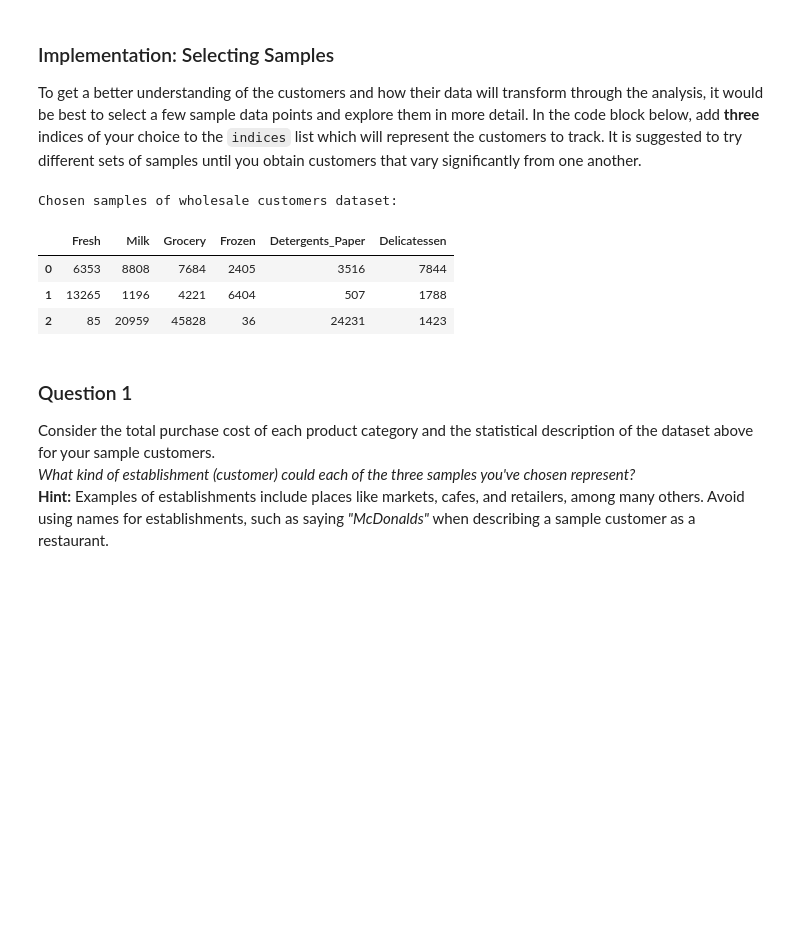
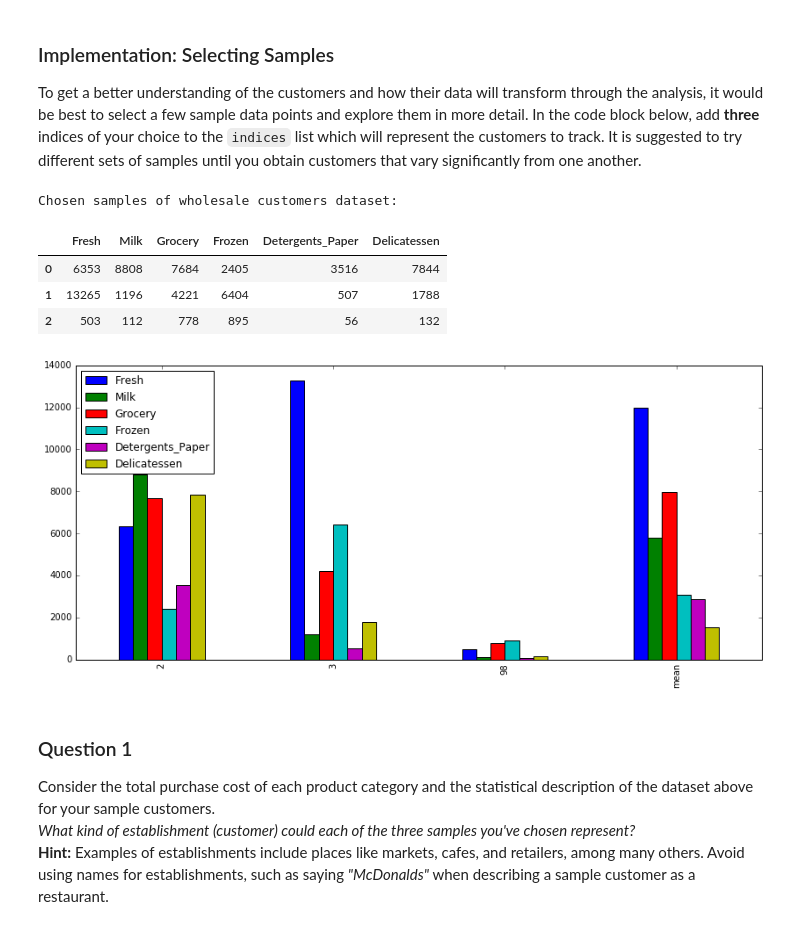
Before and after one commit to OverratedGman/Machine-Learning-Nanodegree-Project-3, a Jupyter notebook: customer_segments.ipynb, the cells around one changed output. Drawn from its saved outputs; the diff is of its cells as text; code cells hidden in the pictures; blank space fills up the shorter version.

```diff
--- a/customer_segments.ipynb
+++ b/customer_segments.ipynb
@@ -58,18 +58,23 @@ display(data.describe())
 To get a better understanding of the customers and how their data will transform through the analysis, it would be best to select a few sample data points and explore them in more detail. In the code block below, add **three** indices of your choice to the `indices` list which will represent the customers to track. It is suggested to try different sets of samples until you obtain customers that vary significantly from one another.
 # %%
 # TODO: Select three indices of your choice you wish to sample from the dataset
-indices = [2,3,65]
+indices = [2,3,98]
 
 # Create a DataFrame of the chosen samples
 samples = pd.DataFrame(data.loc[indices], columns = data.keys()).reset_index(drop = True)
 print "Chosen samples of wholesale customers dataset:"
 display(samples)
+# Import Seaborn, a very powerful library for Data Visualisation
+samples_bar = samples.append(data.describe().loc['mean'])
+samples_bar.index = indices + ['mean']
+_ = samples_bar.plot(kind='bar', figsize=(14,6))
 # %% [output]
 Chosen samples of wholesale customers dataset:
 |  | Fresh | Milk | Grocery | Frozen | Detergents_Paper | Delicatessen |
 | 0 | 6353 | 8808 | 7684 | 2405 | 3516 | 7844 |
 | 1 | 13265 | 1196 | 4221 | 6404 | 507 | 1788 |
-| 2 | 85 | 20959 | 45828 | 36 | 24231 | 1423 |
+| 2 | 503 | 112 | 778 | 895 | 56 | 132 |
+[figure, added]
 # %% [markdown]
 ### Question 1
 Consider the total purchase cost of each product category and the statistical description of the dataset above for your sample customers.
```
Also changed, not shown: parts of 21 cells of this notebook, 1 other file.
